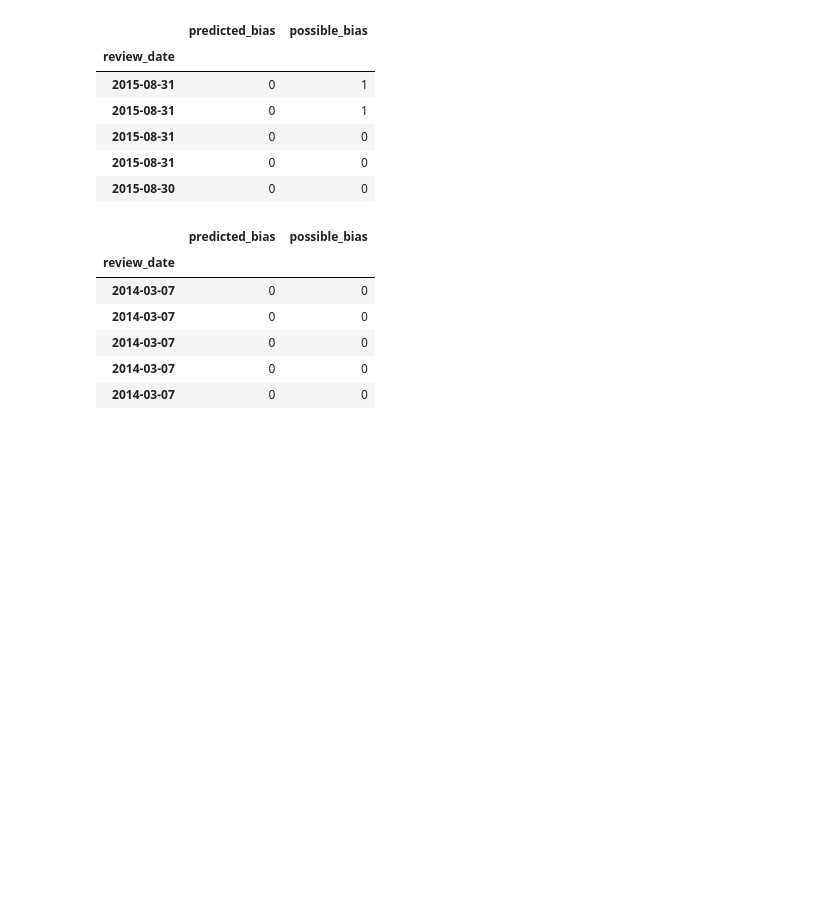
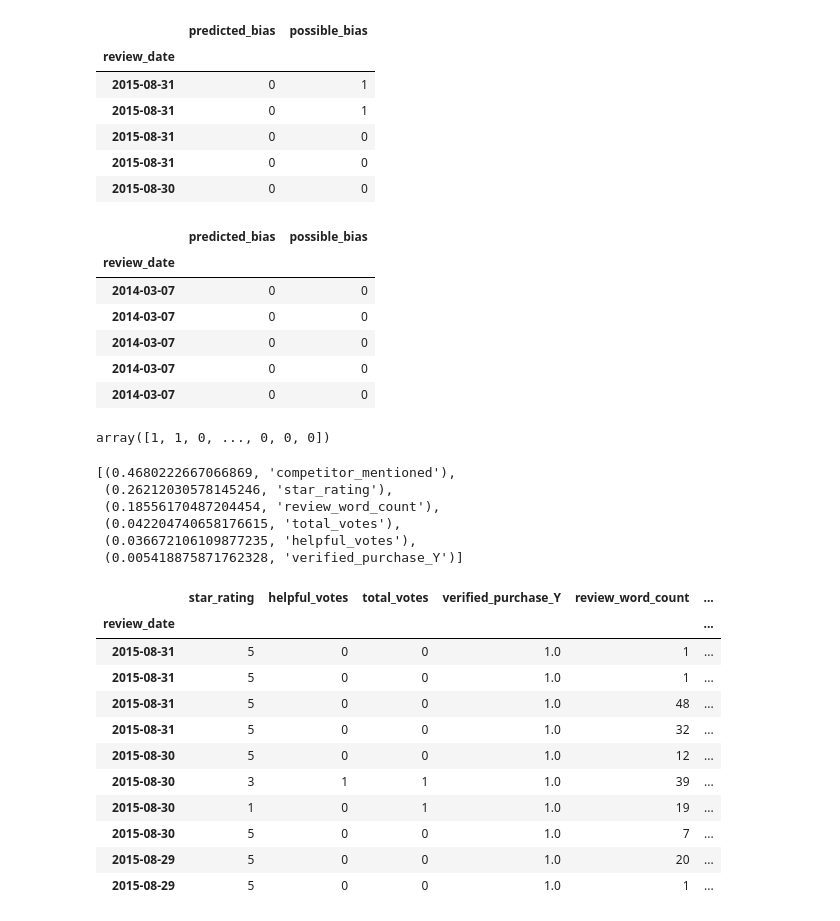
Before and after one commit to Th33na/project-fakers, a Jupyter notebook: project_fakers.ipynb, the cells around one changed output. Saved outputs shown, nothing was run; the diff lists cells and outputs as text; code cells hidden in the pictures; blank space fills up the shorter version.

Commit message:
3 models

```diff
--- a/project_fakers.ipynb
+++ b/project_fakers.ipynb
@@ -684,3 +685,38 @@ display(lr_predictions_df.tail())
 | 2014-03-07 | 0 | 0 |
 | 2014-03-07 | 0 | 0 |
 | 2014-03-07 | 0 | 0 |
+# %%
+#Creating a RF classifier
+# from sklearn.model_selection import train_test_split
+# X_train_scaled, X_test_scaled, y_train, y_test = train_test_split(X, y, test_size=0.30, random_state=0)
+
+rfc = RandomForestClassifier(n_estimators=100, criterion='gini', random_state=0)
+rfc_model = rfc.fit(X_train_scaled, y_train)
+rfc_pred = rfc_model.predict(X_test_scaled)
+rfc_pred
+# %% [output]
+array([1, 1, 0, ..., 0, 0, 0])
+# %%
+sorted(list(zip(rfc.feature_importances_, X_train.columns)), reverse=True)
+# %% [output]
+[(0.4680222667066869, 'competitor_mentioned'),
+ (0.26212030578145246, 'star_rating'),
+ (0.18556170487204454, 'review_word_count'),
+ (0.042204740658176615, 'total_votes'),
+ (0.036672106109877235, 'helpful_votes'),
+ (0.005418875871762328, 'verified_purchase_Y')]
+# %%
+X.iloc[:10]
+# %% [output]
+|  | star_rating | helpful_votes | total_votes | verified_purchase_Y | review_word_count | ... |
+| review_date |  |  |  |  |  | ... |
+| 2015-08-31 | 5 | 0 | 0 | 1.0 | 1 | ... |
+| 2015-08-31 | 5 | 0 | 0 | 1.0 | 1 | ... |
+| 2015-08-31 | 5 | 0 | 0 | 1.0 | 48 | ... |
+| 2015-08-31 | 5 | 0 | 0 | 1.0 | 32 | ... |
+| 2015-08-30 | 5 | 0 | 0 | 1.0 | 12 | ... |
+| 2015-08-30 | 3 | 1 | 1 | 1.0 | 39 | ... |
+| 2015-08-30 | 1 | 0 | 1 | 1.0 | 19 | ... |
+| 2015-08-30 | 5 | 0 | 0 | 1.0 | 7 | ... |
+| 2015-08-29 | 5 | 0 | 0 | 1.0 | 20 | ... |
+| 2015-08-29 | 5 | 0 | 0 | 1.0 | 1 | ... |
```
Also changed, not shown: parts of 6 cells of this notebook.
